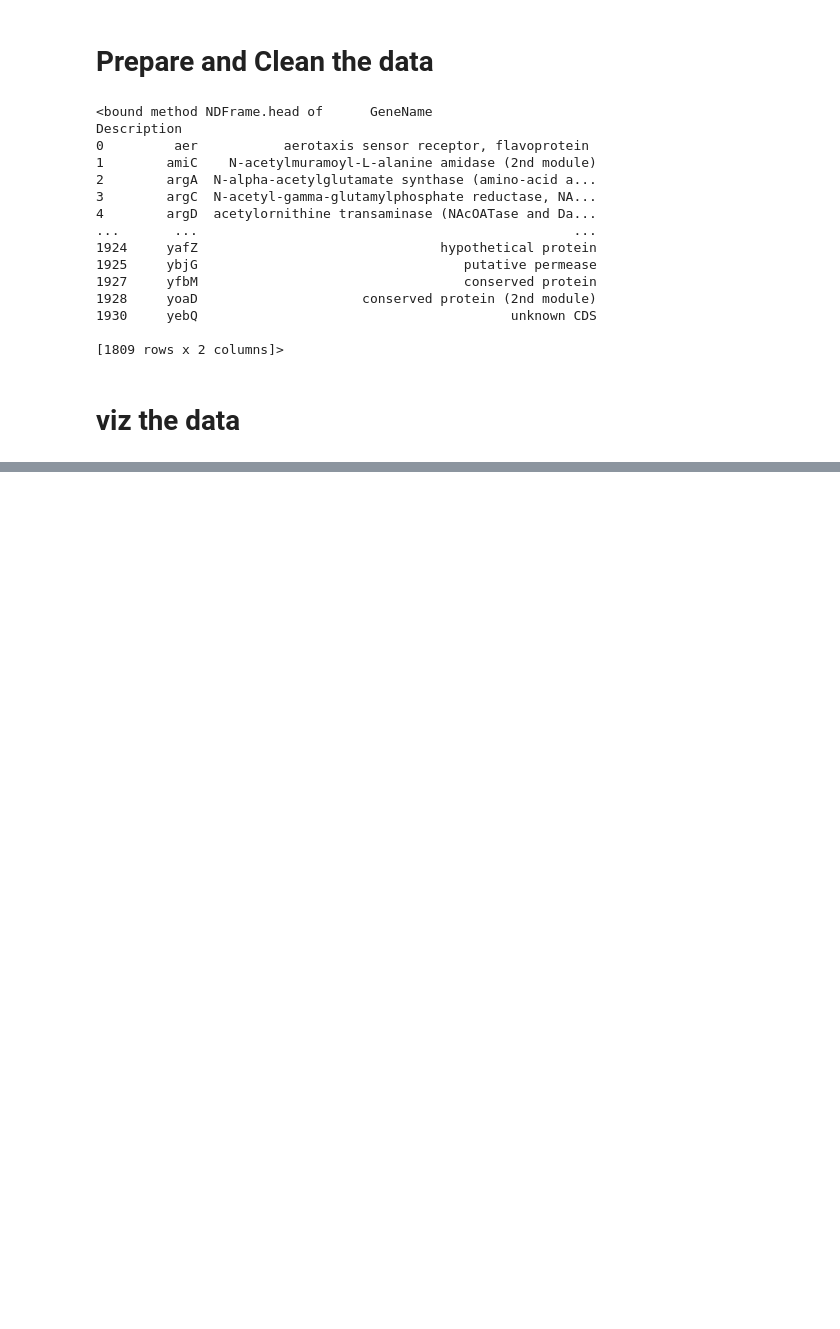
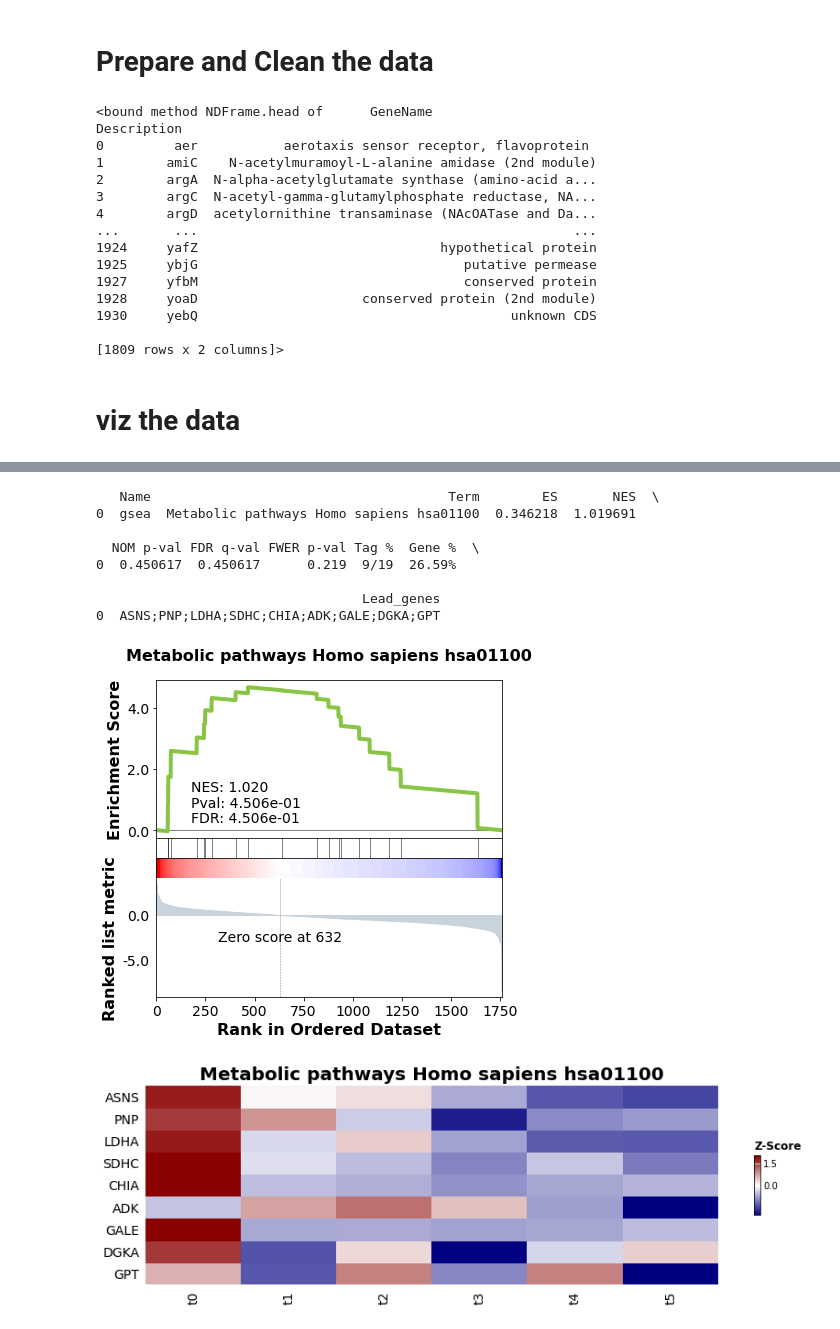
Before and after one commit to ZJLEOWANG3/BayesianTimeSeries, a Jupyter notebook: Toxicogenomics.ipynb, the cells around one changed output, grey strips where cells are left out. Saved outputs shown, nothing was run; the diff lists cells and outputs as text; code cells hidden in the pictures; blank space fills up the shorter version.

```diff
--- a/Toxicogenomics.ipynb
+++ b/Toxicogenomics.ipynb
@@ -246,0 +255,5 @@ plt.show()
+# %%
+df_gseapy = genes.T.reset_index()
+df_gseapy["GeneName"] = df_gseapy["GeneName"].str.upper()
+df_gseapy.to_csv("/Users/zijianleowang/Downloads/Cornell/1Ongoing.Project/1000_genes_10_replicates_1_concentrations/data/gseapy.toxic.csv")
+df_gseapy.head()
@@ -246,0 +271,42 @@ plt.show()
+# %%
+gs_res = gseapy.gsea(data=df_gseapy.iloc[:,:7], # or data='./P53_resampling_data.txt'
+                 gene_sets='KEGG_2016', # or enrichr library names
+                 cls= ["A"]*3 + ["B"]*3, # cls=class_vector
+                 # set permutation_type to phenotype if samples >=15
+                 permutation_type='phenotype',
+                 permutation_num=1000, # reduce number to speed up test
+                 outdir=None,  # do not write output to disk
+                 method='signal_to_noise',
+                 threads=4, seed= 7)
+
+print(gs_res.res2d.head())
+
+terms = gs_res.res2d.Term
+i = 0
+# Make sure that ``ofname`` is not None, if you want to save your figure to disk
+gseapy.gseaplot(gs_res.ranking, term=terms[i], **gs_res.results[terms[i]])
+
+# plotting heatmap
+genes_ht = gs_res.res2d.Lead_genes[i].split(";")
+# Make sure that ``ofname`` is not None, if you want to save your figure to disk
+ax = gseapy.heatmap(df = gs_res.heatmat.loc[genes_ht], z_score=0, title=terms[i], figsize=(14,4))
+
+# https://gseapy.readthedocs.io/en/latest/gseapy_example.html#Single-Sample-GSEA-example
+# from gseapy import ringplot
+# ax = gseapy.dotplot(gs_res.res2d,
+#              column="FDR q-val",
+#              title='KEGG_2021_Human',
+#              cmap=plt.cm.viridis,
+#              size=5,
+#              figsize=(4,5), cutoff=1)
+# %% [output]
+   Name                                      Term        ES       NES  \
+0  gsea  Metabolic pathways Homo sapiens hsa01100  0.346218  1.019691
+
+  NOM p-val FDR q-val FWER p-val Tag %  Gene %  \
+0  0.450617  0.450617      0.219  9/19  26.59%
+
+                                  Lead_genes
+0  ASNS;PNP;LDHA;SDHC;CHIA;ADK;GALE;DGKA;GPT
+[figure, added]
+[figure, added]
```
Also changed, not shown: parts of 34 cells of this notebook, 1 other file.
